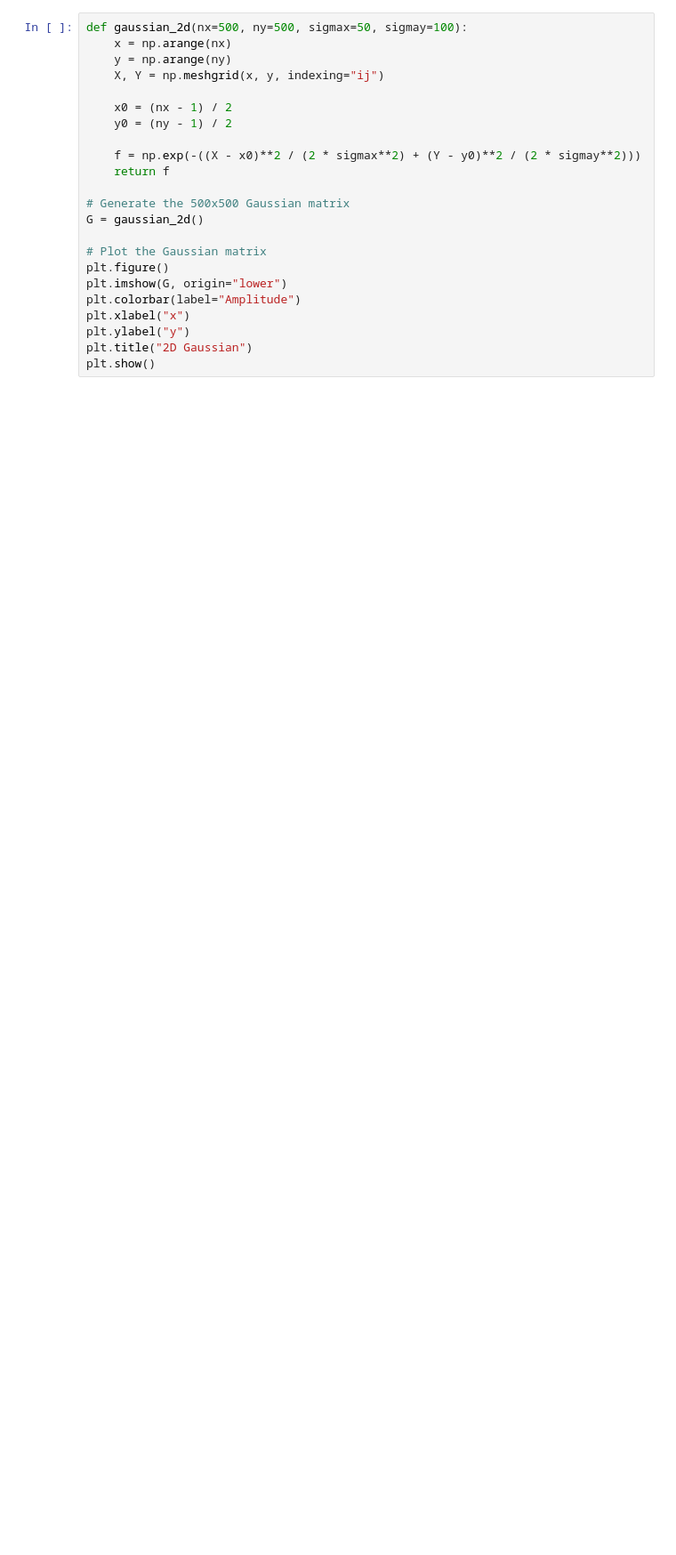
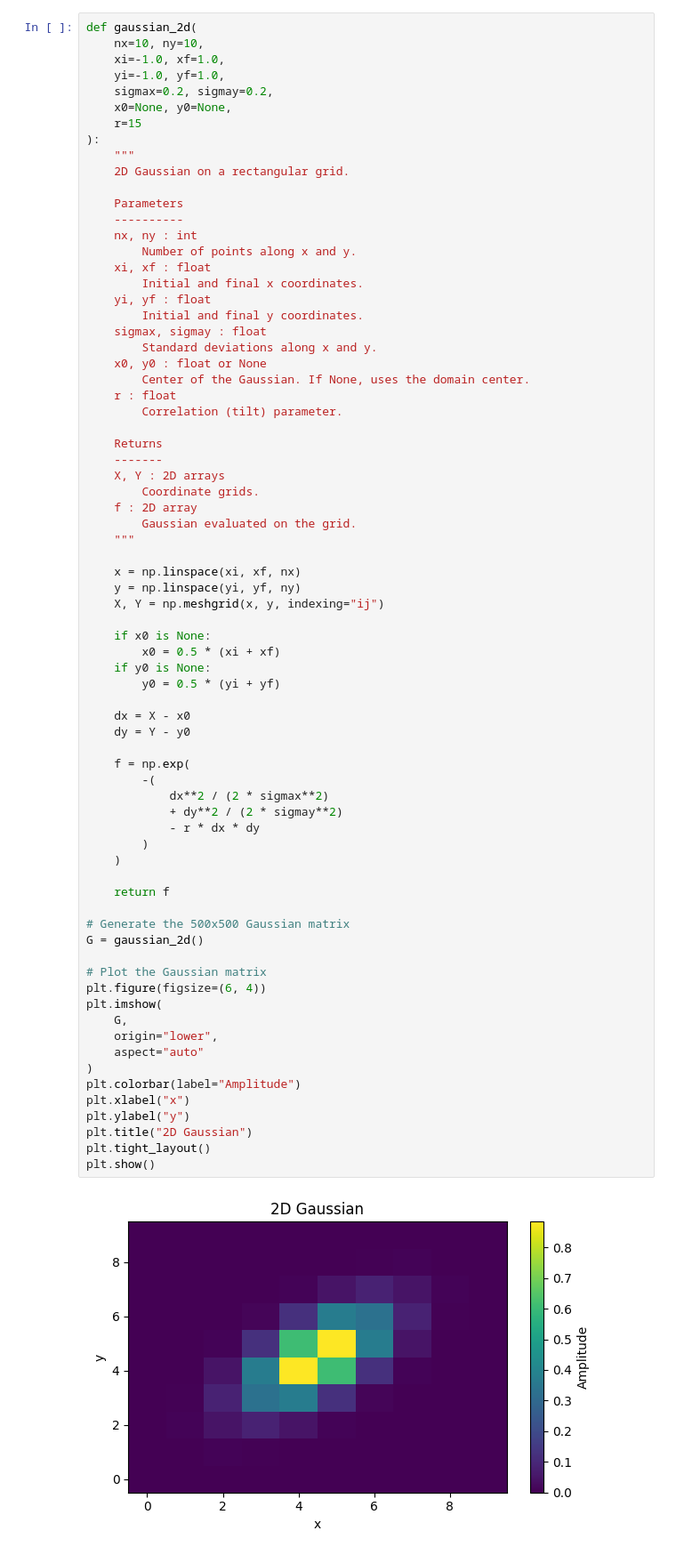
Before and after one commit to condekiq/Math-and-Physics-Projects, a Jupyter notebook: Singular Value Decomposition/svd.ipynb, the cells around one changed output. Shown: that part at 89% size. Cells and saved outputs as stored; diff of their text form; blank space fills up the shorter version.

```diff
--- a/Singular Value Decomposition/svd.ipynb
+++ b/Singular Value Decomposition/svd.ipynb
@@ -40,24 +108,76 @@ display(Math(r"\mathbf{A}_{\mathrm{new}} = " + latex_matrix(A_new)))
 # %%
-def gaussian_2d(nx=500, ny=500, sigmax=50, sigmay=100):
-    x = np.arange(nx)
-    y = np.arange(ny)
+def gaussian_2d(
+    nx=10, ny=10,
+    xi=-1.0, xf=1.0,
+    yi=-1.0, yf=1.0,
+    sigmax=0.2, sigmay=0.2,
+    x0=None, y0=None,
+    r=15
+):
+    """
+    2D Gaussian on a rectangular grid.
+
+    Parameters
+    ----------
+    nx, ny : int
+        Number of points along x and y.
+    xi, xf : float
+        Initial and final x coordinates.
+    yi, yf : float
+        Initial and final y coordinates.
+    sigmax, sigmay : float
+        Standard deviations along x and y.
+    x0, y0 : float or None
+        Center of the Gaussian. If None, uses the domain center.
+    r : float
+        Correlation (tilt) parameter.
+
+    Returns
+    -------
+    X, Y : 2D arrays
+        Coordinate grids.
+    f : 2D array
+        Gaussian evaluated on the grid.
+    """
+
+    x = np.linspace(xi, xf, nx)
+    y = np.linspace(yi, yf, ny)
     X, Y = np.meshgrid(x, y, indexing="ij")
 
-    x0 = (nx - 1) / 2
-    y0 = (ny - 1) / 2
+    if x0 is None:
+        x0 = 0.5 * (xi + xf)
+    if y0 is None:
+        y0 = 0.5 * (yi + yf)
 
-    f = np.exp(-((X - x0)**2 / (2 * sigmax**2) + (Y - y0)**2 / (2 * sigmay**2)))
+    dx = X - x0
+    dy = Y - y0
+
+    f = np.exp(
+        -(
+            dx**2 / (2 * sigmax**2)
+            + dy**2 / (2 * sigmay**2)
+            - r * dx * dy
+        )
+    )
+
     return f
 
 # Generate the 500x500 Gaussian matrix
 G = gaussian_2d()
 
 # Plot the Gaussian matrix
-plt.figure()
-plt.imshow(G, origin="lower")
+plt.figure(figsize=(6, 4))
+plt.imshow(
+    G,
+    origin="lower",
+    aspect="auto"
+)
 plt.colorbar(label="Amplitude")
 plt.xlabel("x")
 plt.ylabel("y")
 plt.title("2D Gaussian")
+plt.tight_layout()
 plt.show()
+# %% [output]
+[figure, added]
 # %%
```
Also changed, not shown: parts of 3 cells of this notebook.
